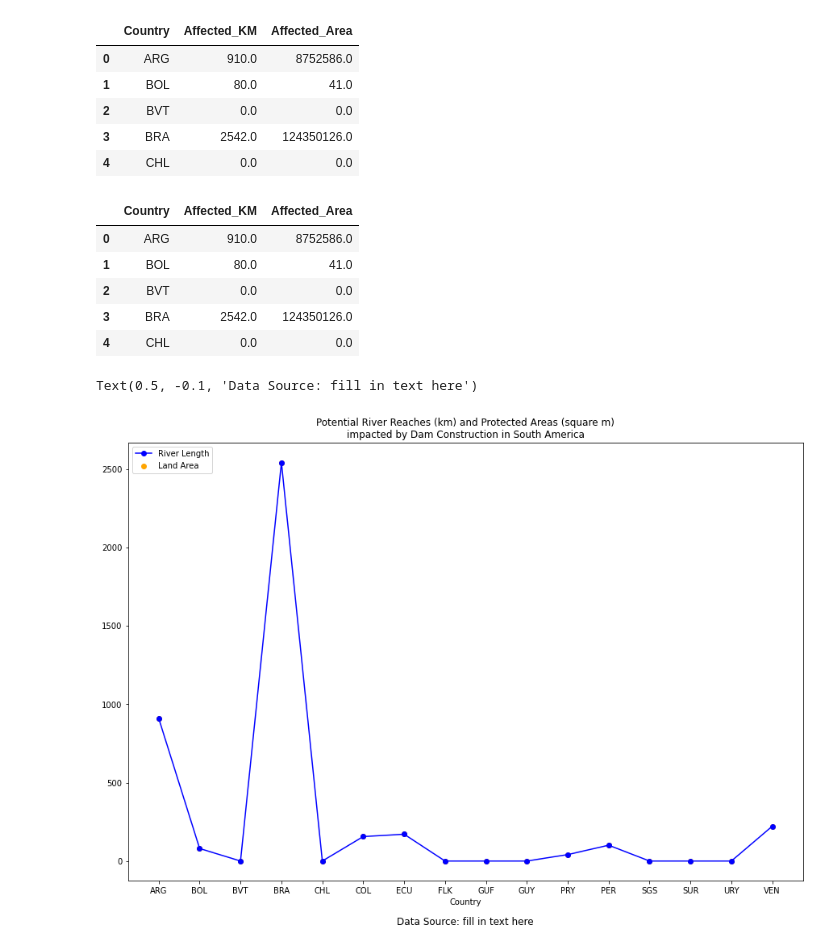
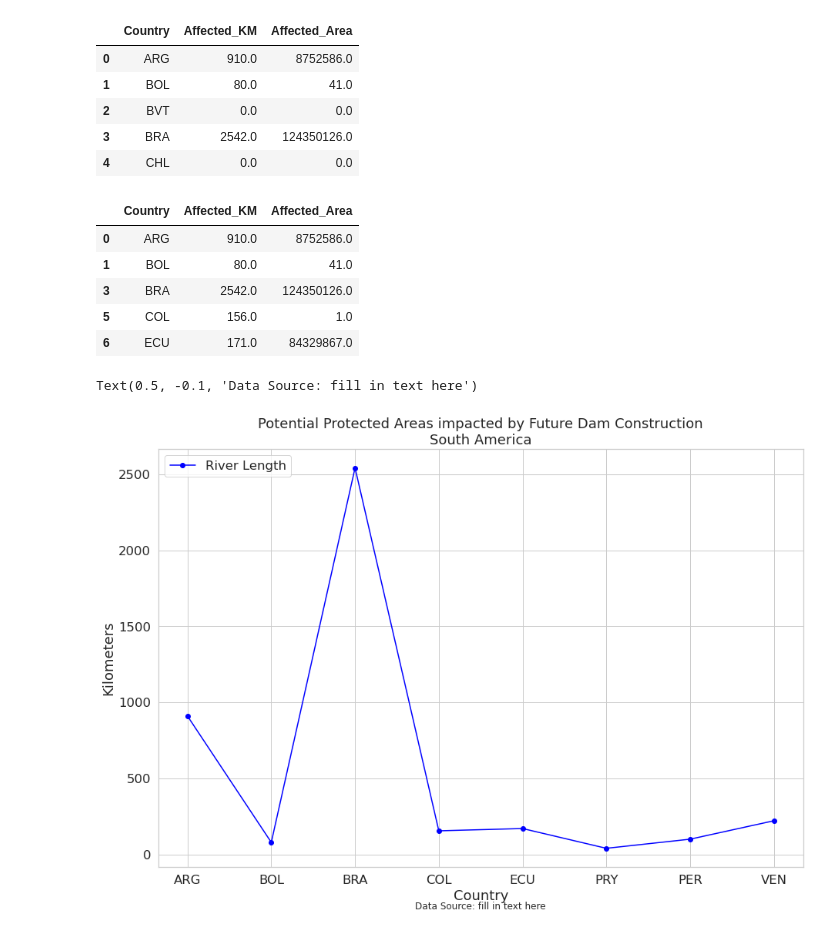
Before and after one commit to lherwehe/global-dam-impacts, a Jupyter notebook: exploration-notebooks/dam-impacts-on-protected-areas-calc-sam.ipynb, the cells around one changed output. Drawn from its saved outputs; the diff is of its cells as text; code cells hidden in the pictures.

Commit message:
individual continent notebooks for Asia, Africa, and S. Am. Graphs included.

```diff
--- a/exploration-notebooks/dam-impacts-on-protected-areas-calc-sam.ipynb
+++ b/exploration-notebooks/dam-impacts-on-protected-areas-calc-sam.ipynb
@@ -221,7 +221,7 @@ for country in sa_countries.ISO3:
     countries.append(country)
 
  # Create a pandas dataframe of lengths and areas affected
-sa_affected = pd.DataFrame(list(zip(countries, country_sums, area_sums)), columns=[
+sa_output = pd.DataFrame(list(zip(countries, country_sums, area_sums)), columns=[
                            'Country', 'Affected_KM', 'Affected_Area'])
 # %%
 # Preview Data
@@ -235,34 +234,32 @@ sa_affected.head()
 | 3 | BRA | 2542.0 | 124350126.0 |
 | 4 | CHL | 0.0 | 0.0 |
 # %%
-sa_affected.loc[~(sa_affected==0).all(axis=1)]
+sa_affected = sa_output[sa_output.Affected_KM !=0]
 
 sa_affected.head()
 # %% [output]
 |  | Country | Affected_KM | Affected_Area |
 | 0 | ARG | 910.0 | 8752586.0 |
 | 1 | BOL | 80.0 | 41.0 |
-| 2 | BVT | 0.0 | 0.0 |
 | 3 | BRA | 2542.0 | 124350126.0 |
-| 4 | CHL | 0.0 | 0.0 |
+| 5 | COL | 156.0 | 1.0 |
+| 6 | ECU | 171.0 | 84329867.0 |
 # %%
 # Create Graph
 #use white grid plot background from seaborn
 sns.set(font_scale=1.5, style='whitegrid')
 
 fig, ax = plt.subplots(figsize=(15, 10))
 ax.plot(sa_affected["Country"],
         sa_affected["Affected_KM"], marker='o', color='blue', label="River Length")
-ax.scatter(sa_affected["Country"],
-        sa_affected["Affected_KM"], marker='o', color='orange', label="Land Area")
 plt.legend(loc="upper left")
-ax.set(title="Potential River Reaches (km) and Protected Areas (square m)\nimpacted by Dam Construction in South America",
-       xlabel="Country")
+ax.set(title="Potential Protected Areas impacted by Future Dam Construction\nSouth America",
+       xlabel="Country", ylabel="Kilometers")
 ax.text(0.5, -0.1,
         "Data Source: fill in text here",
         size=12,
         ha="center",
         transform=ax.transAxes)
 # %% [output]
 Text(0.5, -0.1, 'Data Source: fill in text here')
-[figure, old version]
+[figure, new version]
```
Also changed, not shown: parts of 3 cells of this notebook.
